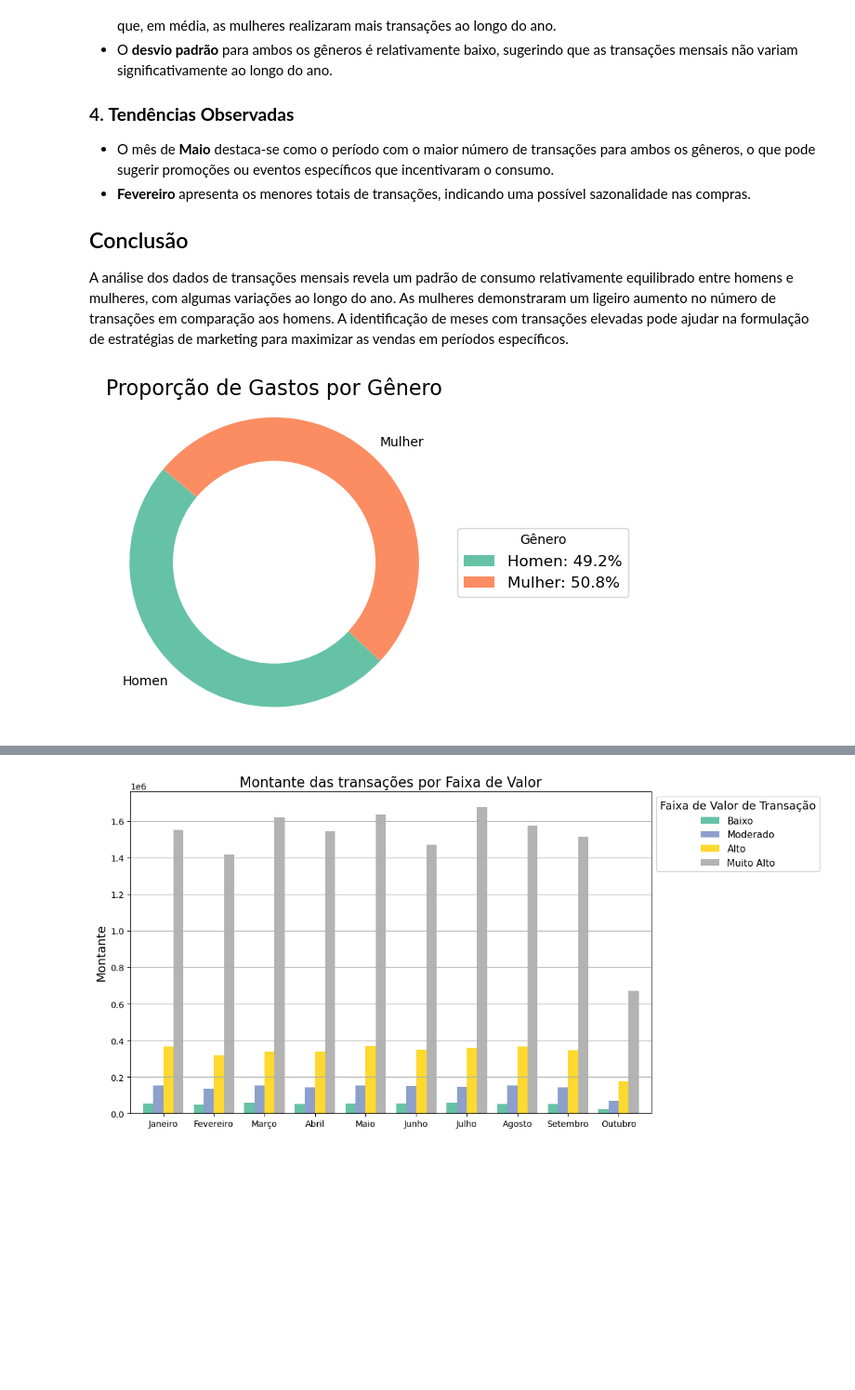
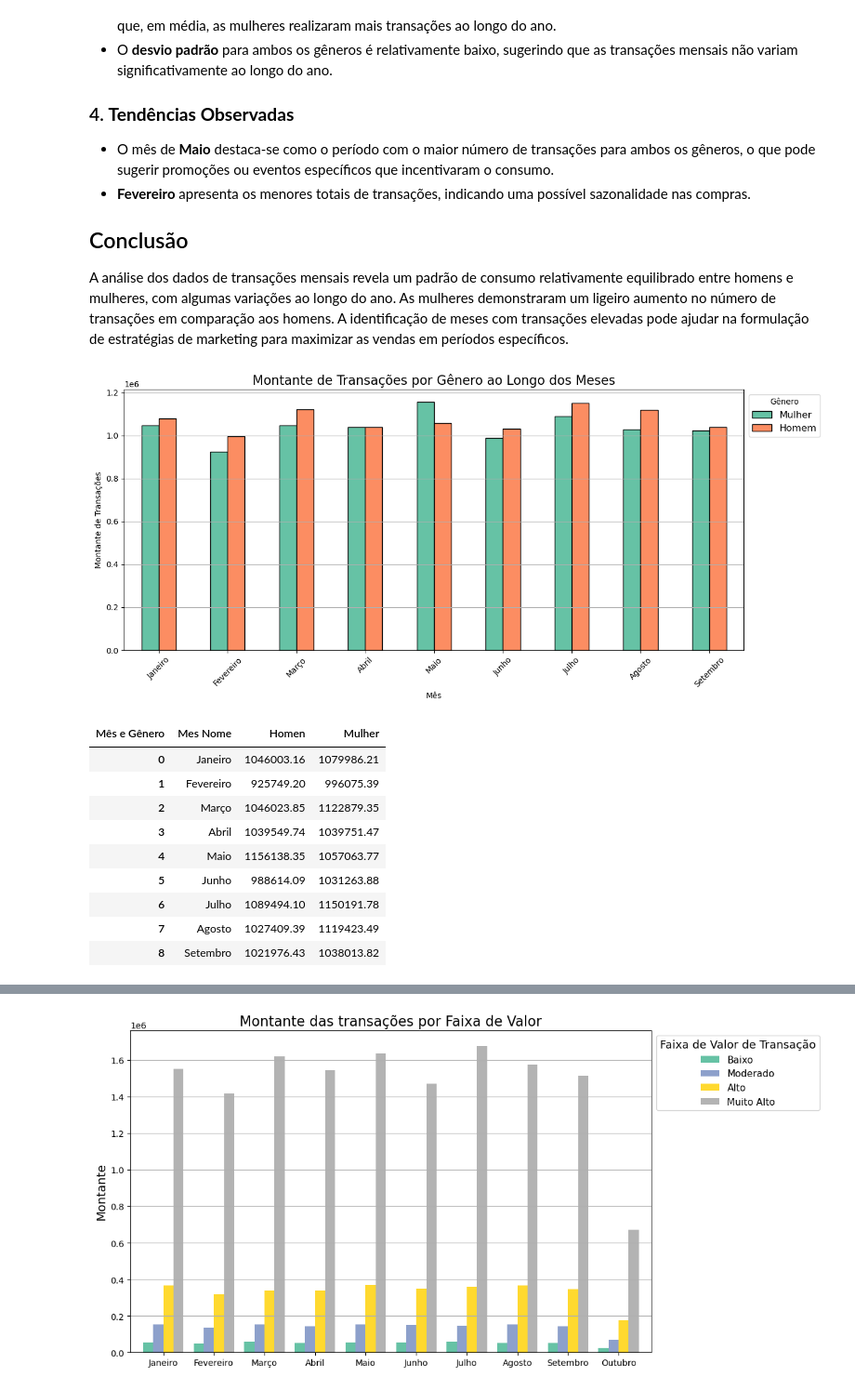
Before and after one commit to CesarMancioSilva/poo_monte_carlo, a Jupyter notebook: csv_file.ipynb, the cells around one changed output, grey strips where cells are left out. Shown: that part at 93% size. Cells and saved outputs as stored; diff of their text form; code cells hidden in the pictures; blank space fills up the shorter version.

Commit message:
Adição de analise do montante de transações

```diff
--- a/csv_file.ipynb
+++ b/csv_file.ipynb
@@ -245,33 +244,42 @@ O desvio padrão é uma medida de dispersão que nos indica o quanto os dados se
 
 ## Conclusão
 A análise dos dados de transações mensais revela um padrão de consumo relativamente equilibrado entre homens e mulheres, com algumas variações ao longo do ano. As mulheres demonstraram um ligeiro aumento no número de transações em comparação aos homens. A identificação de meses com transações elevadas pode ajudar na formulação de estratégias de marketing para maximizar as vendas em períodos específicos.
-# %%
-# Agrupar os dados por gênero e somar as transações
-gastos_por_genero = data.groupby('Gender')['Transaction Amount'].sum()
-
-# Criar gráfico de pizza
-plt.figure(figsize=(6, 4))
-colors = ['#66c2a5', '#fc8d62']  # Definindo cores personalizadas
-plt.pie(gastos_por_genero, labels=gastos_por_genero.index, autopct=None, startangle=140, colors=colors)
-
-# Adicionar um círculo no centro para dar um efeito de donut
-centre_circle = plt.Circle((0, 0), 0.70, fc='white')
-fig = plt.gcf()
-fig.gca().add_artist(centre_circle)
-
-# Melhorar o layout do gráfico
-plt.title('Proporção de Gastos por Gênero', fontsize=16)
-plt.axis('equal')  # Assegura que o gráfico fique como um círculo
-
-# Calcular proporções para a legenda
-proporcoes = (gastos_por_genero / gastos_por_genero.sum()) * 100
-labels = [f'{gender}: {proporcao:.1f}%' for gender, amount, proporcao in zip(gastos_por_genero.index, gastos_por_genero, proporcoes)]
-
-# Criar legenda fora do gráfico
-plt.legend(labels, loc='center left', bbox_to_anchor=(1, 0, 0.5, 1), title='Gênero', fontsize=12)
-
-# Exibir o gráfico
-plt.tight_layout()
-plt.show()
-# %% [output]
-[figure, removed]
+# %%
+# Agrupar os dados por mês e gênero e somar as transações
+gastos_por_mes_genero = data.groupby(['Mes Nome', 'Gender'])['Transaction Amount'].sum().unstack()
+gastos_por_mes_genero= gastos_por_mes_genero.drop(index='Outubro')
+# Criar a figura e o eixo do gráfico
+plt.figure(figsize=(13, 6))  # Ajustar o tamanho da figura
+
+# Criar gráfico de barras
+gastos_por_mes_genero.plot(kind='bar', color=['#66c2a5', '#fc8d62'], edgecolor='black', ax=plt.gca())
+
+# Melhorar o layout do gráfico
+plt.title('Montante de Transações por Gênero ao Longo dos Meses', fontsize=16)
+plt.xlabel('Mês')
+plt.ylabel('Montante de Transações')
+plt.xticks(rotation=45)
+plt.grid(axis='y')
+
+# Exibir a legenda
+plt.legend(title='Gênero', labels=['Mulher', 'Homem'], fontsize=12,bbox_to_anchor=(1, 1))
+plt.tight_layout()
+plt.show()
+
+
+# Criar tabela
+tabela_gastos = gastos_por_mes_genero.reset_index()
+tabela_gastos.columns.name = 'Mês e Gênero'
+tabela_gastos
+# %% [output]
+[figure, added]
+| Mês e Gênero | Mes Nome | Homen | Mulher |
+| 0 | Janeiro | 1046003.16 | 1079986.21 |
+| 1 | Fevereiro | 925749.20 | 996075.39 |
+| 2 | Março | 1046023.85 | 1122879.35 |
+| 3 | Abril | 1039549.74 | 1039751.47 |
+| 4 | Maio | 1156138.35 | 1057063.77 |
+| 5 | Junho | 988614.09 | 1031263.88 |
+| 6 | Julho | 1089494.10 | 1150191.78 |
+| 7 | Agosto | 1027409.39 | 1119423.49 |
+| 8 | Setembro | 1021976.43 | 1038013.82 |
```
Also changed, not shown: parts of 2 cells of this notebook.
